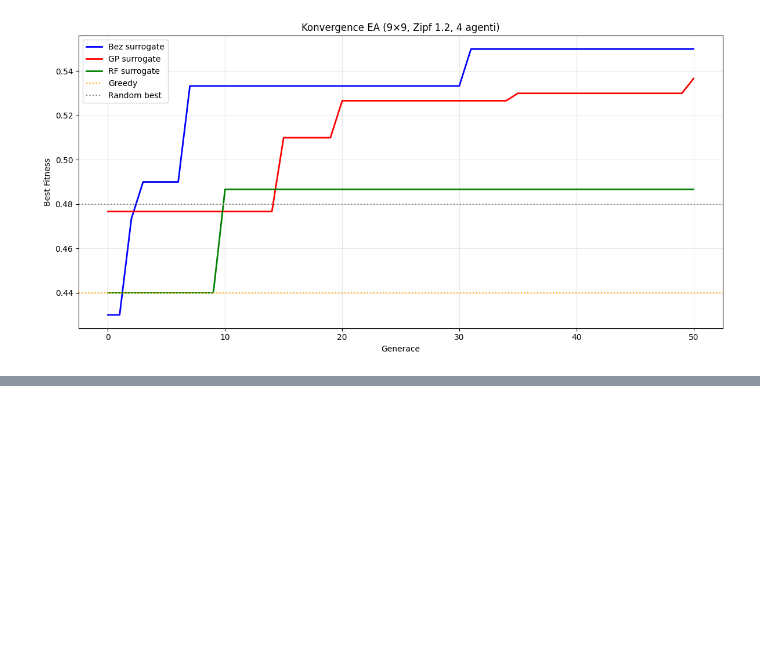
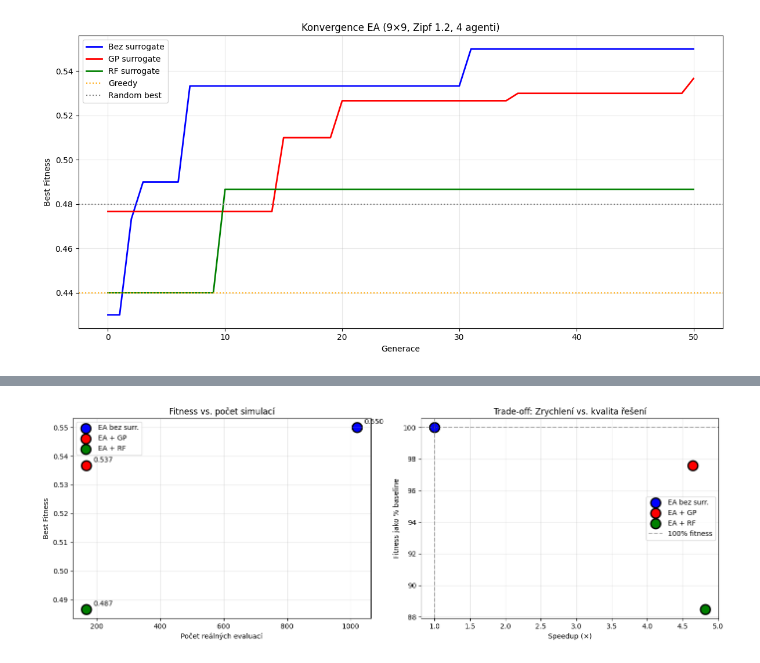
Before and after one commit to davidzemancz/CImethods, a Jupyter notebook: Project/project_feature_selection_ensemble.ipynb, the cells around one changed output, grey strips where cells are left out. Saved outputs shown, nothing was run; the diff lists cells and outputs as text; code cells hidden in the pictures; blank space fills up the shorter version.

```diff
--- a/Project/project_feature_selection_ensemble.ipynb
+++ b/Project/project_feature_selection_ensemble.ipynb
@@ -687,0 +821,46 @@ plt.show()
+# %%
+# 3. Scatter plot - fitness vs. reálné evaluace
+fig, axes = plt.subplots(1, 2, figsize=(14, 5))
+
+# 3a) Fitness vs. počet reálných evaluací
+ax1 = axes[0]
+methods_scatter = ['EA bez surr.', 'EA + GP', 'EA + RF']
+evals_scatter = [ea_no_surrogate['real_evals'], ea_standard_surrogate['real_evals'], ea_rf_surrogate['real_evals']]
+fitness_scatter = [ea_no_surrogate['best_fitness'], ea_standard_surrogate['best_fitness'], ea_rf_surrogate['best_fitness']]
+colors_scatter = ['blue', 'red', 'green']
+sizes = [200, 200, 200]
+
+for method, evals, fit, color in zip(methods_scatter, evals_scatter, fitness_scatter, colors_scatter):
+    ax1.scatter(evals, fit, s=200, c=color, label=method, edgecolors='black', linewidth=2)
+    ax1.annotate(f'{fit:.3f}', (evals, fit), textcoords="offset points", xytext=(10, 5), fontsize=10)
+
+ax1.set_xlabel('Počet reálných evaluací')
+ax1.set_ylabel('Best Fitness')
+ax1.set_title('Fitness vs. počet simulací')
+ax1.legend()
+ax1.grid(True, alpha=0.3)
+
+# 3b) Trade-off: speedup vs. fitness loss
+ax2 = axes[1]
+base_fitness = ea_no_surrogate['best_fitness']
+base_time = ea_no_surrogate['wall_time']
+
+speedups = [1.0, base_time / ea_standard_surrogate['wall_time'], base_time / ea_rf_surrogate['wall_time']]
+fitness_ratios = [1.0, ea_standard_surrogate['best_fitness'] / base_fitness, ea_rf_surrogate['best_fitness'] / base_fitness]
+
+for method, speedup, ratio, color in zip(methods_scatter, speedups, fitness_ratios, colors_scatter):
+    ax2.scatter(speedup, ratio * 100, s=200, c=color, label=method, edgecolors='black', linewidth=2)
+
+ax2.axhline(y=100, color='black', linestyle='--', alpha=0.3, label='100% fitness')
+ax2.axvline(x=1, color='black', linestyle='--', alpha=0.3)
+ax2.set_xlabel('Speedup (×)')
+ax2.set_ylabel('Fitness jako % baseline')
+ax2.set_title('Trade-off: Zrychlení vs. kvalita řešení')
+ax2.legend()
+ax2.grid(True, alpha=0.3)
+
+plt.tight_layout()
+plt.savefig('ea_tradeoff.png', dpi=150)
+plt.show()
+# %% [output]
+[figure, added]
```
Also changed, not shown: parts of 7 cells of this notebook, 6 other files.
